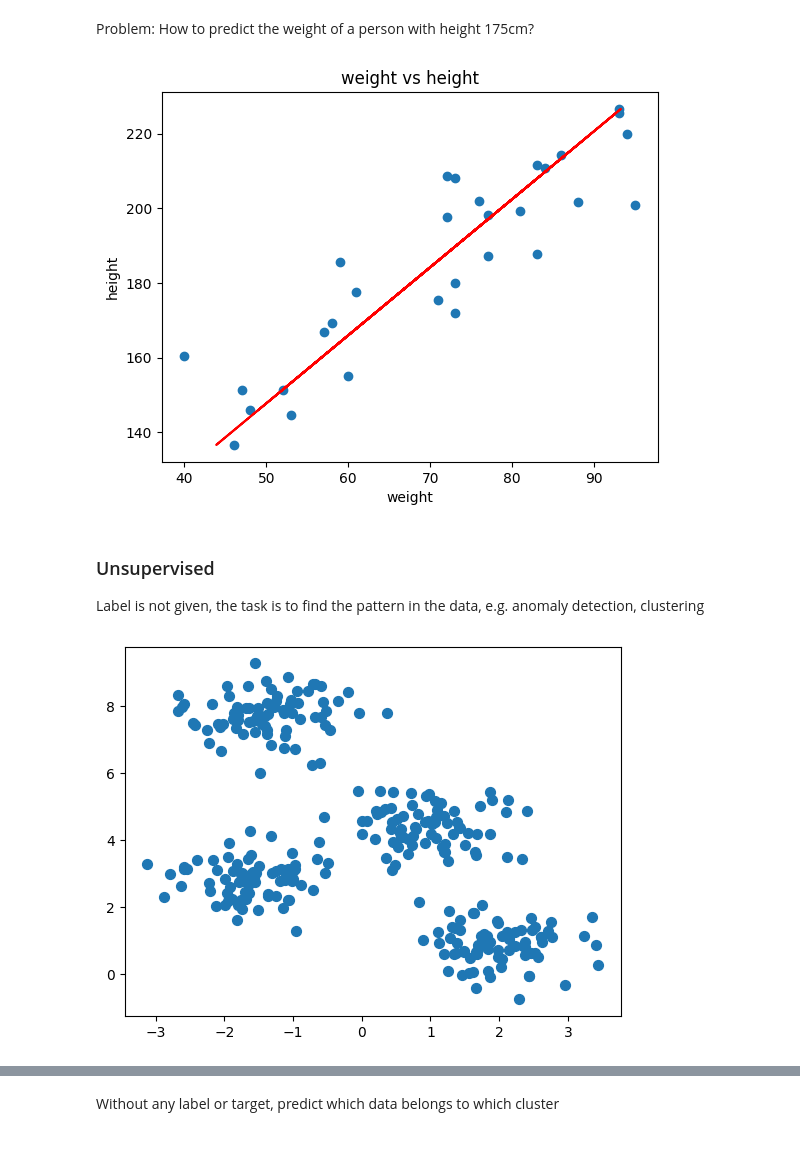
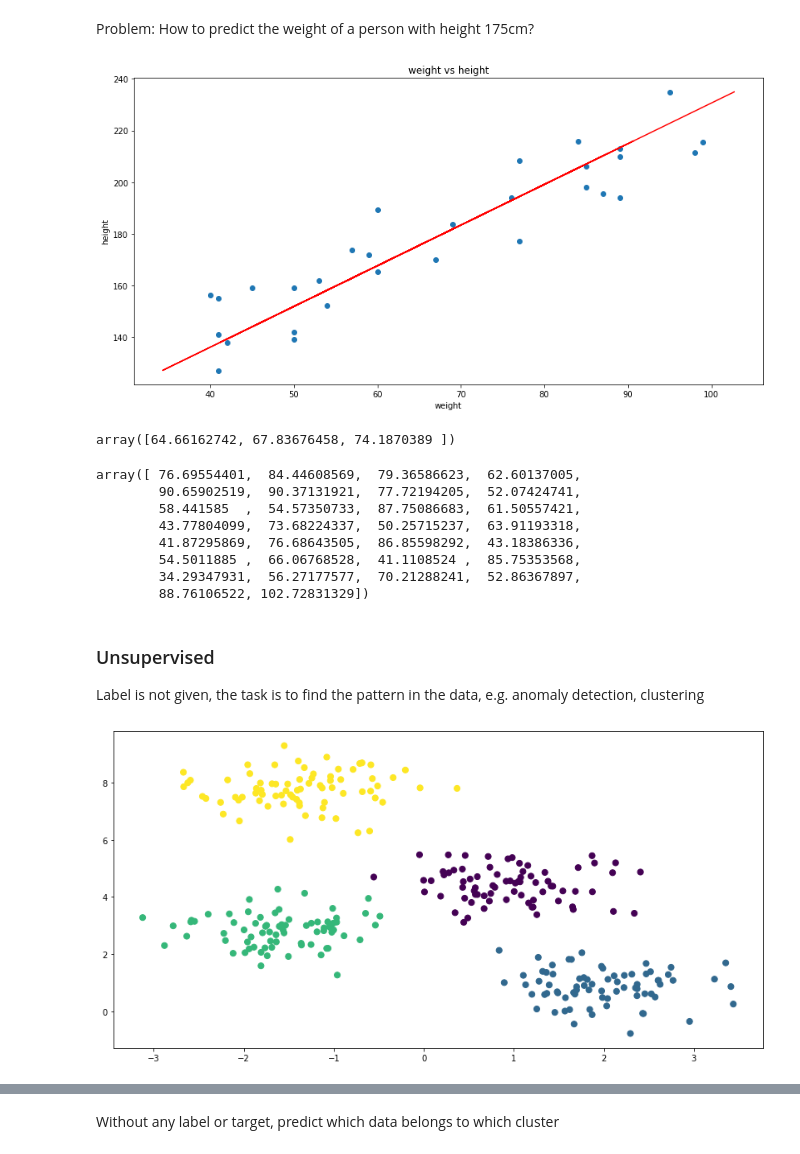
Before and after one commit to byrocuy/REA-AI_Mastery, a Jupyter notebook: week-2/session-3/00_machine_learning_fundamental.ipynb, the cells around one changed output, grey strips where cells are left out. Saved outputs shown, nothing was run; the diff lists cells and outputs as text; code cells hidden in the pictures.

```diff
--- a/week-2/session-3/00_machine_learning_fundamental.ipynb
+++ b/week-2/session-3/00_machine_learning_fundamental.ipynb
@@ -23,6 +23,7 @@ Example: Linear regression, logistic regression, decision tree, random forest, s
 import matplotlib.pyplot as plt
 import numpy as np
 from math import sqrt
+plt.rcParams['figure.figsize'] = [14, 7]
 
 weight = np.random.randint(40, 100, 30)
 height = np.sqrt(weight / 20) * 100 + np.random.randint(-20, 20, 30)
@@ -62,7 +86,23 @@ plt.title('weight vs height')
 plt.plot(weight_pred, height, color='red')
 plt.show()
 # %% [output]
-[figure, old version]
+[figure, new version]
+# %%
+predict_val = np.array([175, 180, 190])
+model.predict(predict_val.reshape(-1, 1))
+# %% [output]
+array([64.66162742, 67.83676458, 74.1870389 ])
+# %%
+weight_pred
+# %% [output]
+array([ 76.69554401,  84.44608569,  79.36586623,  62.60137005,
+        90.65902519,  90.37131921,  77.72194205,  52.07424741,
+        58.441585  ,  54.57350733,  87.75086683,  61.50557421,
+        43.77804099,  73.68224337,  50.25715237,  63.91193318,
+        41.87295869,  76.68643505,  86.85598292,  43.18386336,
+        54.5011885 ,  66.06768528,  41.1108524 ,  85.75353568,
+        34.29347931,  56.27177577,  70.21288241,  52.86367897,
+        88.76106522, 102.72831329])
 # %% [markdown]
 ### Unsupervised
 
@@ -70,14 +110,14 @@ Label is not given, the task is to find the pattern in the data, e.g. anomaly de
 # %%
 # Create a sample of clustering data
 
 from sklearn.datasets import make_blobs
 import matplotlib.pyplot as plt
 
 # Generate sample data
 X, y = make_blobs(n_samples=300, centers=4, cluster_std=0.60, random_state=0)
 
 # Plot the data
-plt.scatter(X[:, 0], X[:, 1], s=50)
+plt.scatter(X[:, 0], X[:, 1], s=50, c=y, cmap='viridis')
 plt.show()
 # %% [output]
-[figure, old version]
+[figure, new version]
```
Also changed, not shown: parts of 12 cells of this notebook, 6 other files.
